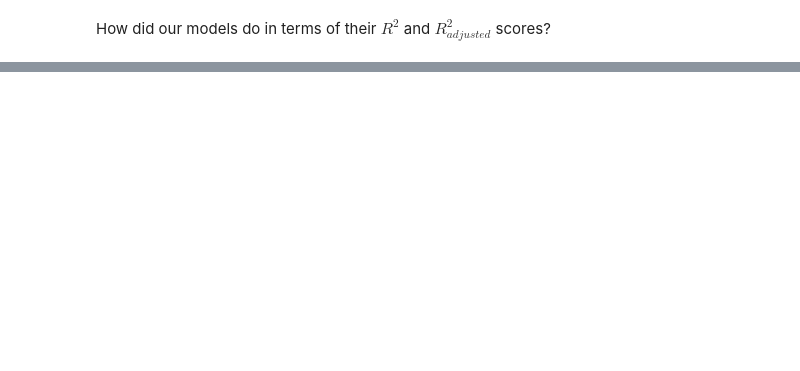
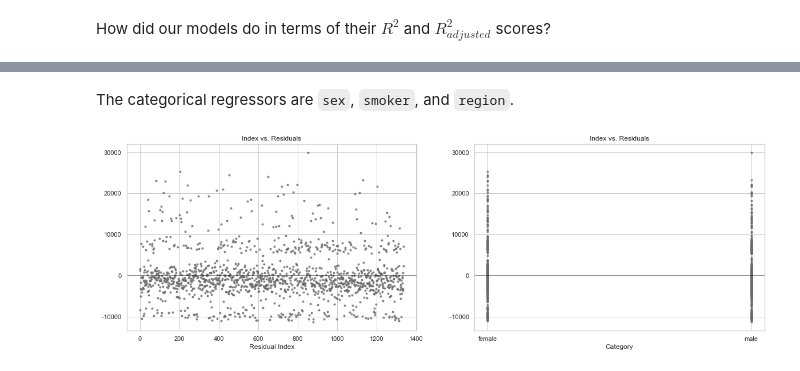
Before and after one commit to natemcintosh/en_685_648_data_science, a Jupyter notebook: 10_module/lab/nmcinto2.ipynb, the cells around one changed output, grey strips where cells are left out. Saved outputs shown, nothing was run; the diff lists cells and outputs as text; code cells hidden in the pictures; blank space fills up the shorter version.

```diff
--- a/10_module/lab/nmcinto2.ipynb
+++ b/10_module/lab/nmcinto2.ipynb
@@ -171,0 +186,2 @@ fig
+# %% [markdown]
+The categorical regressors are `sex`, `smoker`, and `region`.
@@ -171,0 +244,4 @@ fig
+# %%
+plot_residuals_sorted(data, m1, "sex")
+# %% [output]
+[figure, added]
```
Also changed, not shown: parts of 32 cells of this notebook, 1 other file.
